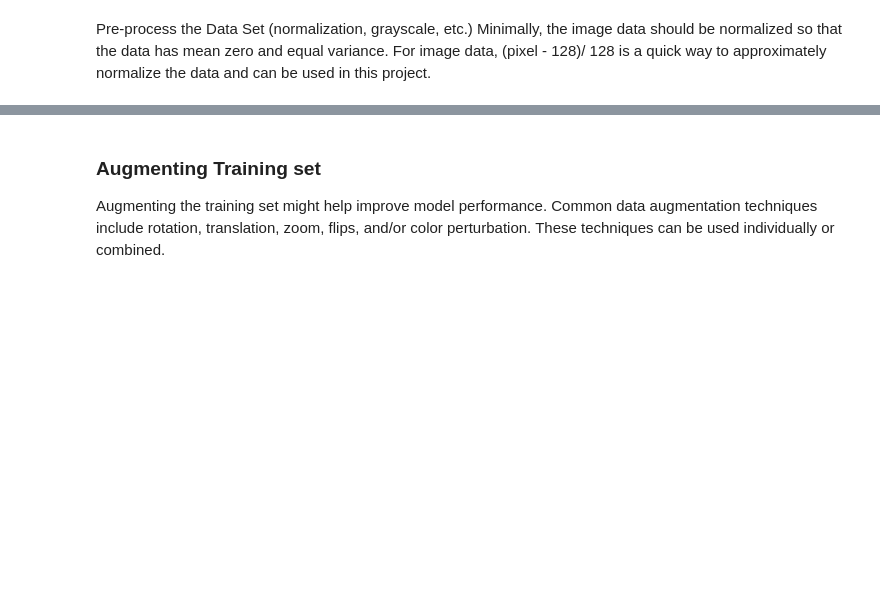
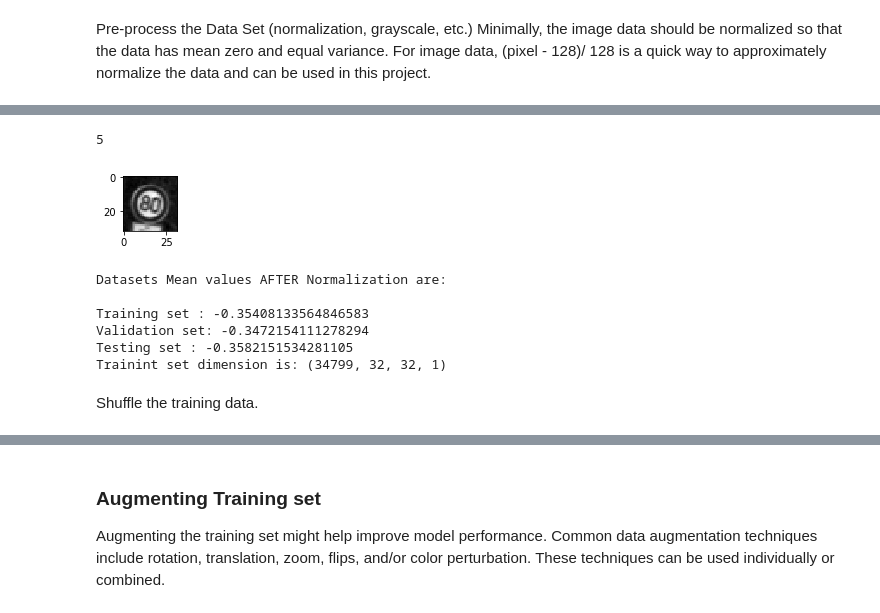
Before and after one commit to MyadaRoshdi/LeNet5-Lab2, a Jupyter notebook: LeNet-Lab-Solution.ipynb, the cells around one changed output, grey strips where cells are left out. Saved outputs shown, nothing was run; the diff lists cells and outputs as text; code cells hidden in the pictures; blank space fills up the shorter version.

```diff
--- a/LeNet-Lab-Solution.ipynb
+++ b/LeNet-Lab-Solution.ipynb
@@ -139,0 +146,41 @@ Trainint set dimension is: (34799, 32, 32, 1)
+# %%
+a = 0.1
+b = 0.9
+grayscale_min = 0
+grayscale_max = 255
+
+X_train = a + ( ( (X_train - grayscale_min)*(b - a) )/( grayscale_max - grayscale_min ) )
+X_validation = a + ( ( (X_validation - grayscale_min)*(b - a) )/( grayscale_max - grayscale_min ) )
+X_test = a + ( ( (X_test - grayscale_min)*(b - a) )/( grayscale_max - grayscale_min ) )
+
+# visualize 1- Random image after Normalization from training dataset
+index = random.randint(0, len(X_train))
+image = X_train[index].squeeze()
+plt.figure(figsize=(1,1))
+plt.imshow(image, cmap="gray")
+print(y_train[index])
+# %% [output]
+5
+[figure, added]
+# %%
+
+
+# printing the mean values for every dataset
+X_train_N_mean= np.mean(X_train)
+X_validation_N_mean= np.mean(X_validation)
+X_test_N_mean= np.mean(X_test)
+print("Datasets Mean values AFTER Normalization are: \n")
+print("Training set : {} ".format(X_train_N_mean))
+print("Validation set: {} ".format(X_validation_N_mean))
+print("Testing set : {} ".format(X_test_N_mean))
+print("Trainint set dimension is: {}".format(X_train.shape))
+# %% [output]
+Datasets Mean values AFTER Normalization are:
+
+Training set : -0.35408133564846583
+Validation set: -0.3472154111278294
+Testing set : -0.3582151534281105
+Trainint set dimension is: (34799, 32, 32, 1)
+# %% [markdown]
+
+Shuffle the training data.
```
Also changed, not shown: parts of 12 cells of this notebook.
